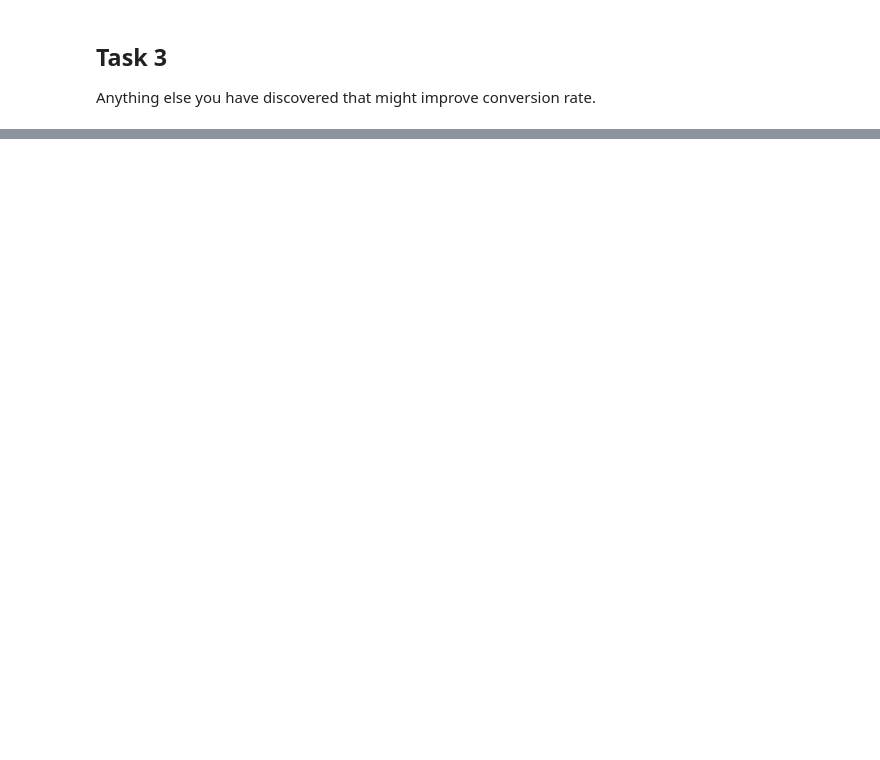
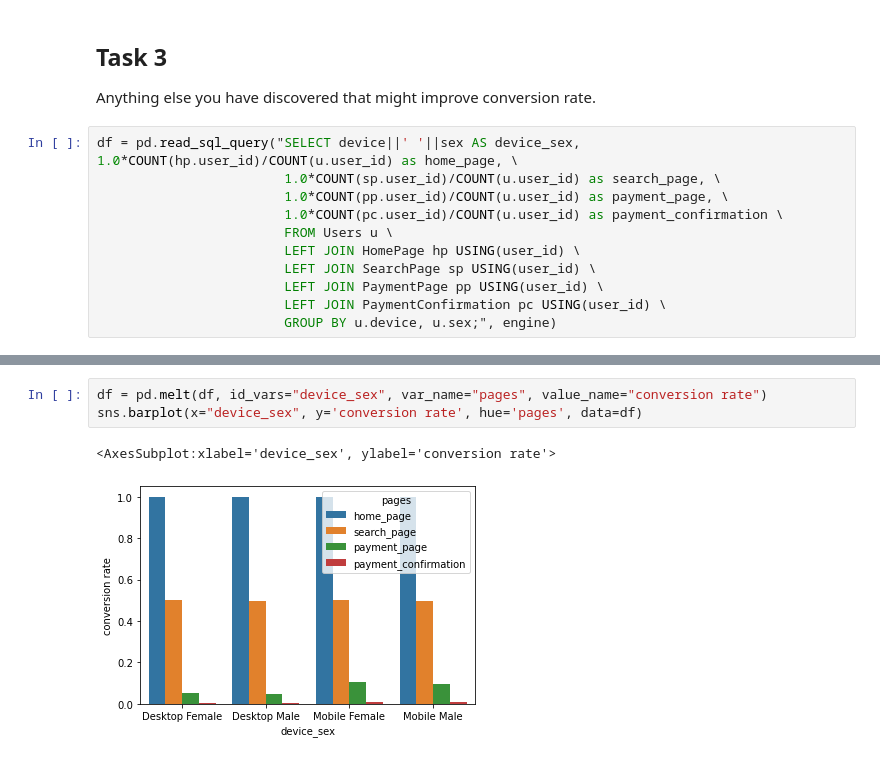
Before and after one commit to ghcn345/Insider-Intelligence-Assessment, a Jupyter notebook: Assessment.ipynb, the cells around one changed output, grey strips where cells are left out. Drawn from its saved outputs; the diff is of its cells as text; blank space fills up the shorter version.

```diff
--- a/Assessment.ipynb
+++ b/Assessment.ipynb
@@ -136,3 +154,14 @@ Generate specific insights on what the product team can do in order to improve c
 # %% [markdown]
 ## Task 3
 Anything else you have discovered that might improve conversion rate.
+# %%
+df = pd.read_sql_query("SELECT device||' '||sex AS device_sex, 1.0*COUNT(hp.user_id)/COUNT(u.user_id) as home_page, \
+                        1.0*COUNT(sp.user_id)/COUNT(u.user_id) as search_page, \
+                        1.0*COUNT(pp.user_id)/COUNT(u.user_id) as payment_page, \
+                        1.0*COUNT(pc.user_id)/COUNT(u.user_id) as payment_confirmation \
+                        FROM Users u \
+                        LEFT JOIN HomePage hp USING(user_id) \
+                        LEFT JOIN SearchPage sp USING(user_id) \
+                        LEFT JOIN PaymentPage pp USING(user_id) \
+                        LEFT JOIN PaymentConfirmation pc USING(user_id) \
+                        GROUP BY u.device, u.sex;", engine)
@@ -138,0 +176,6 @@ Anything else you have discovered that might improve conversion rate.
+# %%
+df = pd.melt(df, id_vars="device_sex", var_name="pages", value_name="conversion rate")
+sns.barplot(x="device_sex", y='conversion rate', hue='pages', data=df)
+# %% [output]
+<AxesSubplot:xlabel='device_sex', ylabel='conversion rate'>
+[figure, added]
```
Also changed, not shown: parts of 27 cells of this notebook.
